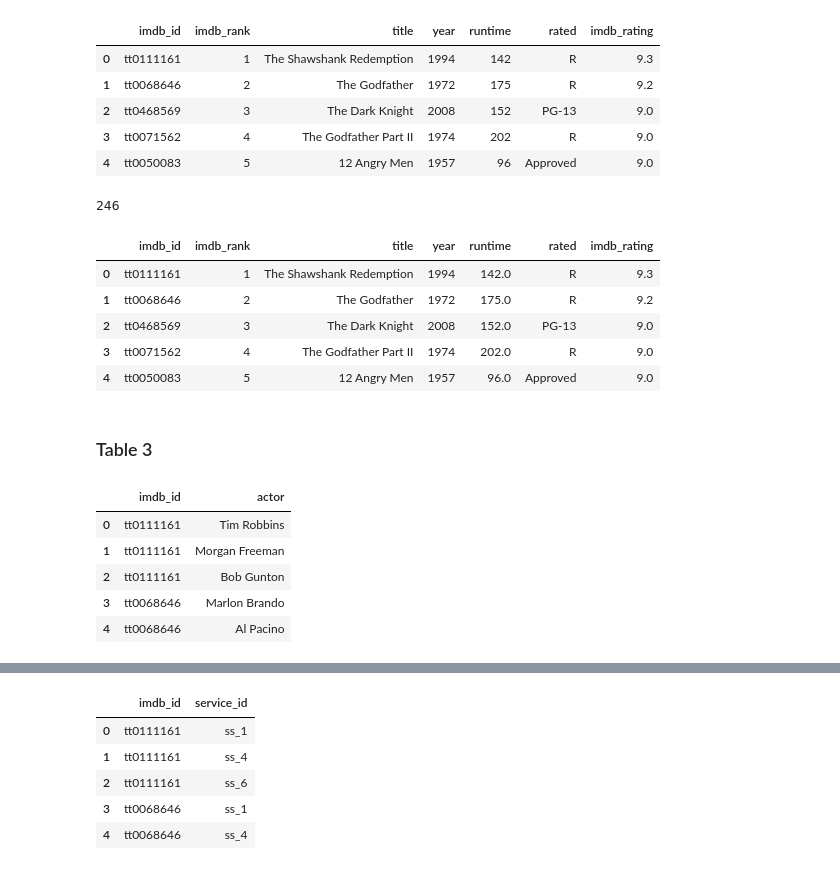
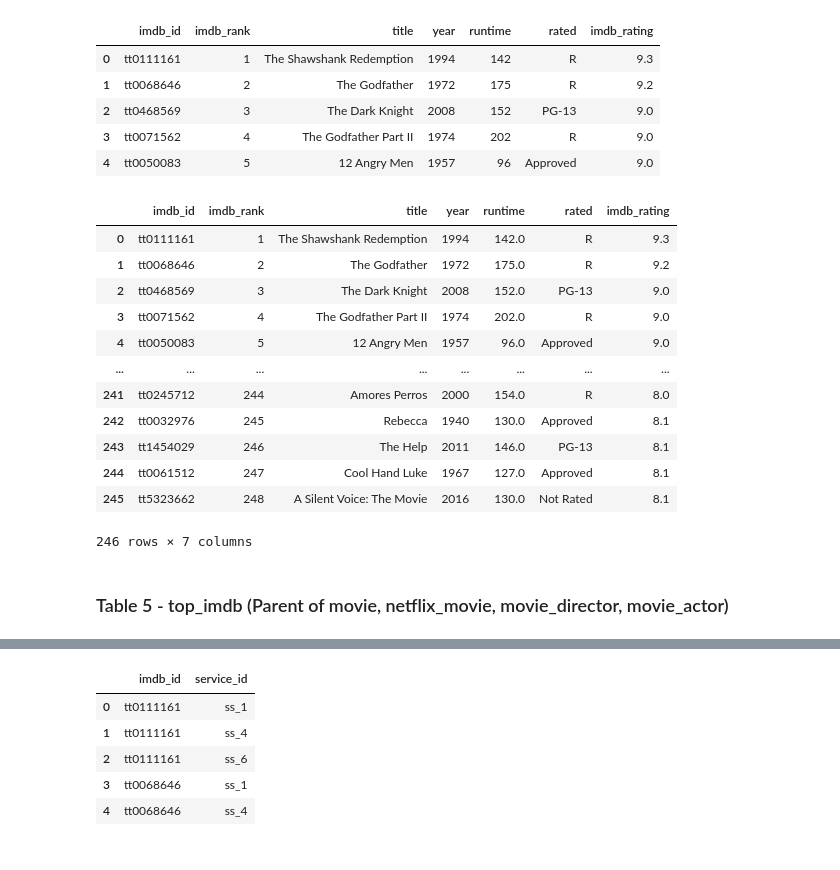
Before and after one commit to johanpramudito/ETL-Melodi, a Jupyter notebook: Load/SQL_Table/PostgreSQL_Tables.ipynb, the cells around one changed output, grey strips where cells are left out. Cells and saved outputs as stored; diff of their text form; code cells hidden in the pictures.

```diff
--- a/Load/SQL_Table/PostgreSQL_Tables.ipynb
+++ b/Load/SQL_Table/PostgreSQL_Tables.ipynb
@@ -114,28 +180,23 @@ movie.head()
 | 4 | tt0050083 | 5 | 12 Angry Men | 1957 | 96 | Approved | 9.0 |
 # %%
 movie.to_csv('../SQL_Table/SQL_Results/table_2_movie.csv', index=False)
-# %%
-movie.to_sql(name='movie', con=engine, if_exists='append', index=False)
-# %% [output]
-246
 # %%
-pd.read_sql_query('select * from movie', con=engine).head()
+pd.read_sql_query('select * from movie', con=engine)
 # %% [output]
 |  | imdb_id | imdb_rank | title | year | runtime | rated | imdb_rating |
 | 0 | tt0111161 | 1 | The Shawshank Redemption | 1994 | 142.0 | R | 9.3 |
 | 1 | tt0068646 | 2 | The Godfather | 1972 | 175.0 | R | 9.2 |
 | 2 | tt0468569 | 3 | The Dark Knight | 2008 | 152.0 | PG-13 | 9.0 |
 | 3 | tt0071562 | 4 | The Godfather Part II | 1974 | 202.0 | R | 9.0 |
 | 4 | tt0050083 | 5 | 12 Angry Men | 1957 | 96.0 | Approved | 9.0 |
+| ... | ... | ... | ... | ... | ... | ... | ... |
+| 241 | tt0245712 | 244 | Amores Perros | 2000 | 154.0 | R | 8.0 |
+| 242 | tt0032976 | 245 | Rebecca | 1940 | 130.0 | Approved | 8.1 |
+| 243 | tt1454029 | 246 | The Help | 2011 | 146.0 | PG-13 | 8.1 |
+| 244 | tt0061512 | 247 | Cool Hand Luke | 1967 | 127.0 | Approved | 8.1 |
+| 245 | tt5323662 | 248 | A Silent Voice: The Movie | 2016 | 130.0 | Not Rated | 8.1 |
+246 rows × 7 columns
-# %% [markdown]
-### Table 3
+# %% [markdown]
+### Table 5 - top_imdb (Parent of movie, netflix_movie, movie_director, movie_actor)
 # %%
-movie_actor = pd.read_csv('../../Output/Transform_Results/movie_actor.csv')
-movie_actor.head()
+top_imdb = pd.read_csv('../../Output/Transform_Results/top_imdb.csv')
-# %% [output]
-|  | imdb_id | actor |
-| 0 | tt0111161 | Tim Robbins |
-| 1 | tt0111161 | Morgan Freeman |
-| 2 | tt0111161 | Bob Gunton |
-| 3 | tt0068646 | Marlon Brando |
-| 4 | tt0068646 | Al Pacino |
```
Also changed, not shown: parts of 66 cells of this notebook, 7 other files.
